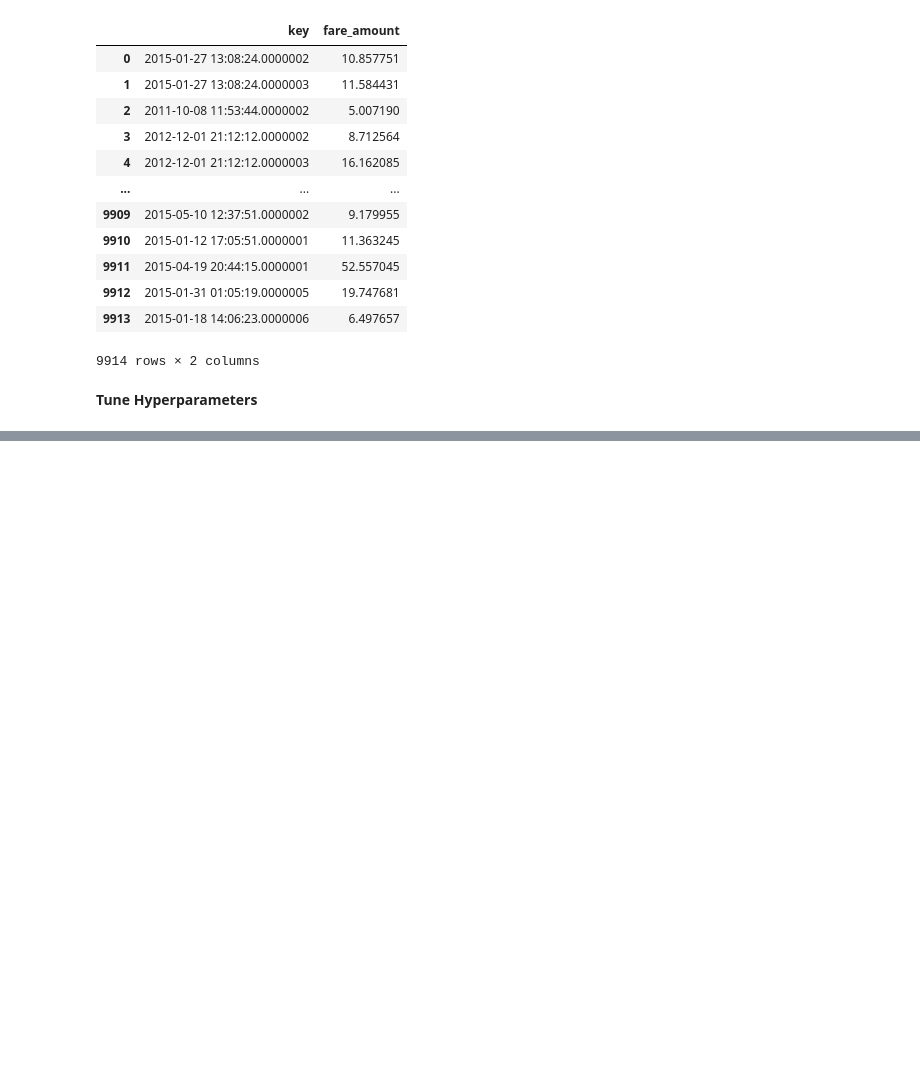
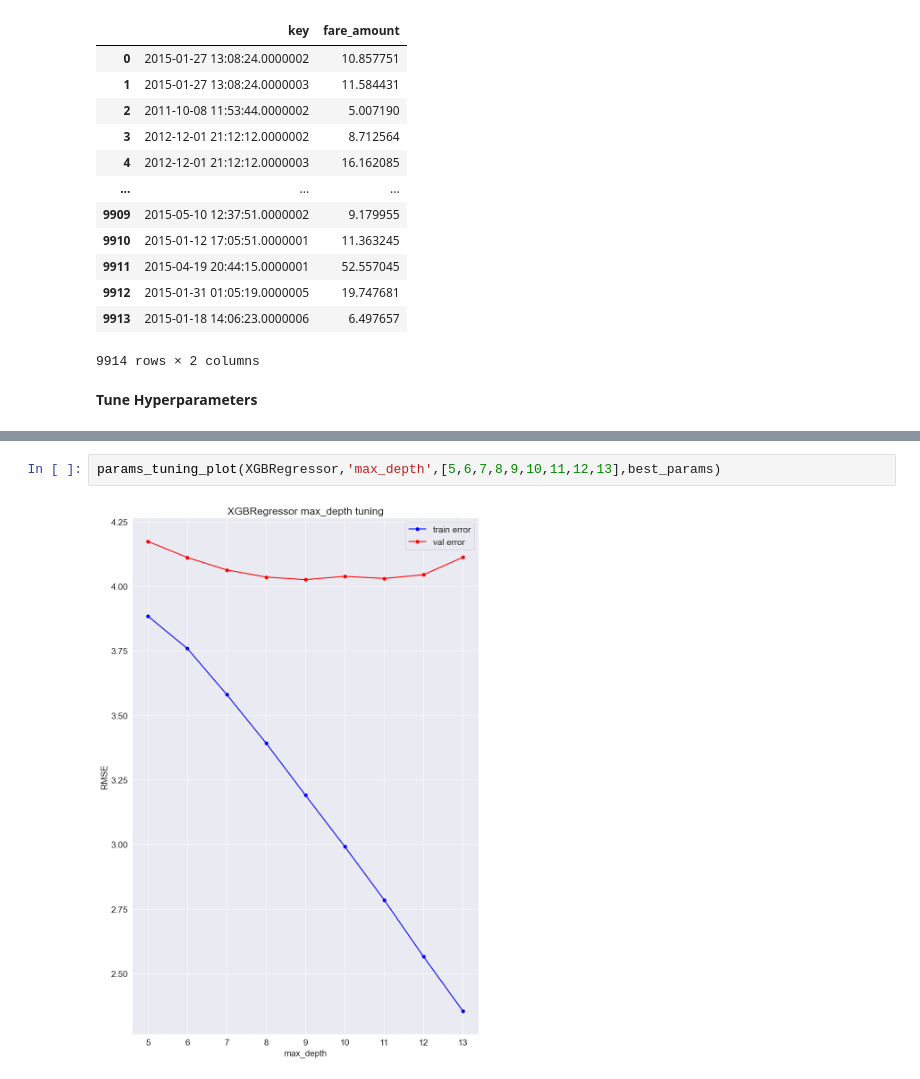
Before and after one commit to RohanVarmaP/machine-Learning, a Jupyter notebook: 6-NewYork-Taxifare/6-NewYork-Taxifare.ipynb, the cells around one changed output, grey strips where cells are left out. Drawn from its saved outputs; the diff is of its cells as text; blank space fills up the shorter version.

```diff
--- a/6-NewYork-Taxifare/6-NewYork-Taxifare.ipynb
+++ b/6-NewYork-Taxifare/6-NewYork-Taxifare.ipynb
@@ -837,0 +841,4 @@ best_params={
+# %%
+params_tuning_plot(XGBRegressor,'max_depth',[5,6,7,8,9,10,11,12,13],best_params)
+# %% [output]
+[figure, added]
```
Also changed, not shown: parts of 6 cells of this notebook.
